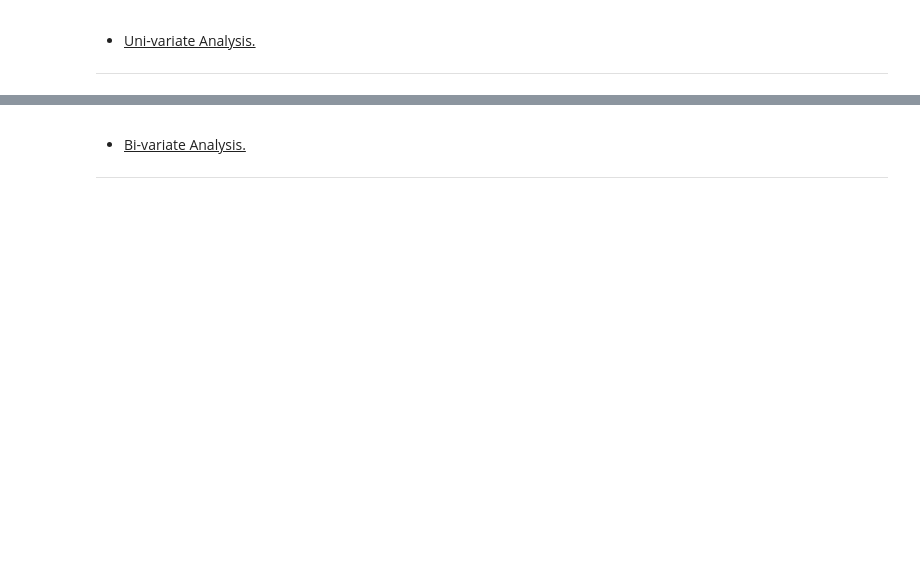
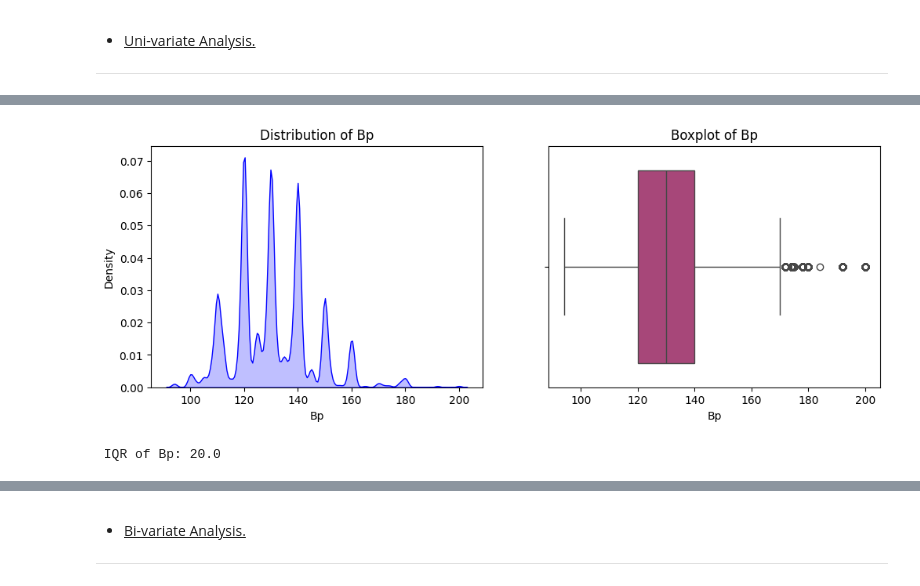
Before and after one commit to Sandipan-Roy/sr, a Jupyter notebook: ML/DecissionTree/DecisionTree_SandipanRoy_1_20260309.ipynb, the cells around one changed output, grey strips where cells are left out. Saved outputs shown, nothing was run; the diff lists cells and outputs as text; code cells hidden in the pictures; blank space fills up the shorter version.

```diff
--- a/ML/DecissionTree/DecisionTree_SandipanRoy_1_20260309.ipynb
+++ b/ML/DecissionTree/DecisionTree_SandipanRoy_1_20260309.ipynb
@@ -419,0 +579,5 @@ plot_univariate_distribution(data, column="Area", plot_type="boxplot")
+# %%
+plot_univariate_distribution(data, column="BP", plot_type="boxplot")
+# %% [output]
+[figure, added]
+ IQR of Bp: 20.0
```
Also changed, not shown: parts of 88 cells of this notebook, 4 other files.
